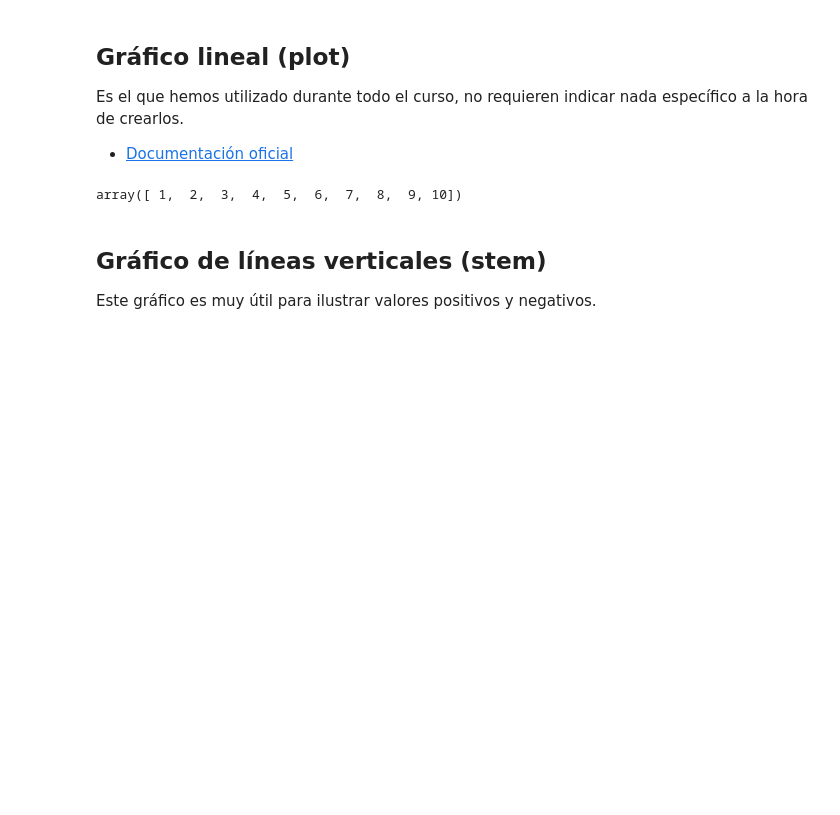
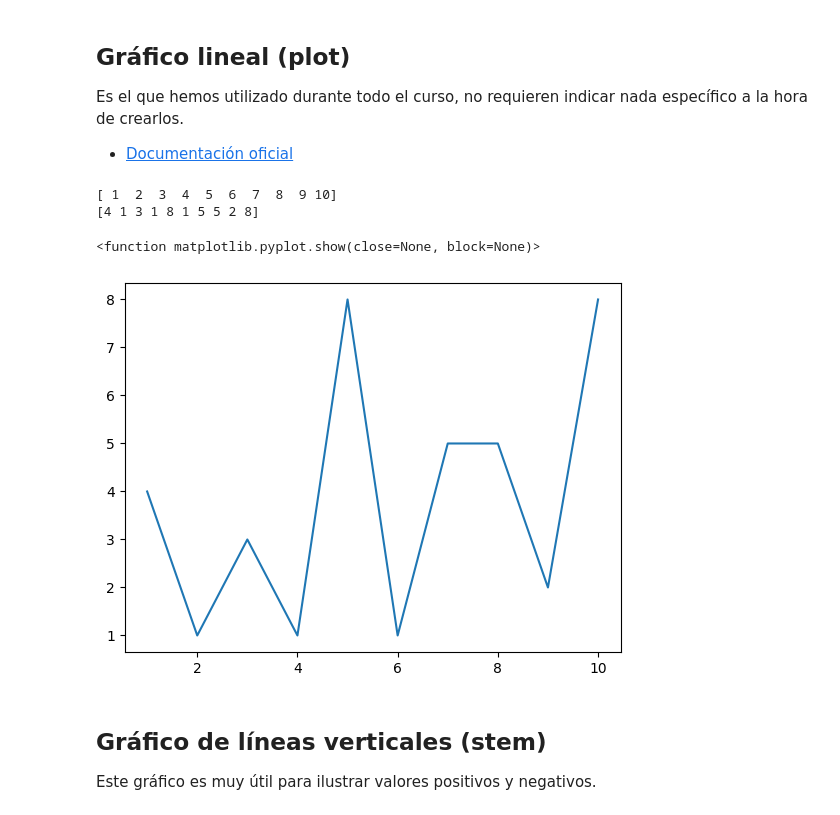
Before and after one commit to ajmenaa/phyton_basico_ICAI, a Jupyter notebook: Estudiantes/Johan_Rojas/10_Matplotlib/09 - Tipos de gráficos.ipynb, the cells around one changed output. Saved outputs shown, nothing was run; the diff lists cells and outputs as text; code cells hidden in the pictures; blank space fills up the shorter version.

```diff
--- a/Estudiantes/Johan_Rojas/10_Matplotlib/09 - Tipos de gráficos.ipynb
+++ b/Estudiantes/Johan_Rojas/10_Matplotlib/09 - Tipos de gráficos.ipynb
@@ -14,9 +14,17 @@ Es el que hemos utilizado durante todo el curso, no requieren indicar nada espec
 # %%
 # Gráfico lineal
 x = np.arange(1,11)
-y = np.ra
+y = np.random.randint(10, size=10)
+print(x)
+print(y)
+
+plt.plot(x,y)
+plt.show
 # %% [output]
-array([ 1,  2,  3,  4,  5,  6,  7,  8,  9, 10])
+[ 1  2  3  4  5  6  7  8  9 10]
+[4 1 3 1 8 1 5 5 2 8]
+<function matplotlib.pyplot.show(close=None, block=None)>
+[figure, added]
 # %% [markdown]
 ## Gráfico de líneas verticales (stem)
 
```
Also changed, not shown: parts of 4 cells of this notebook.
